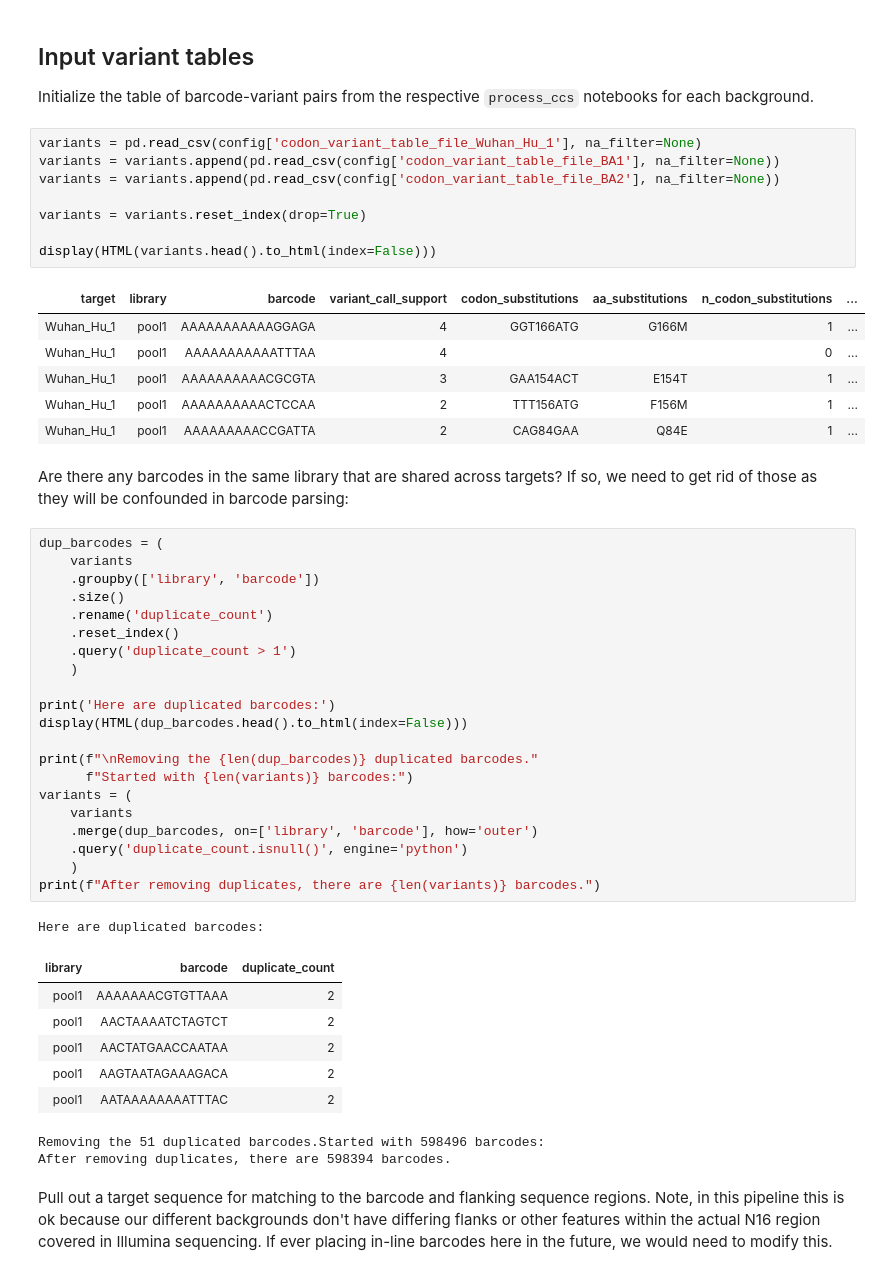
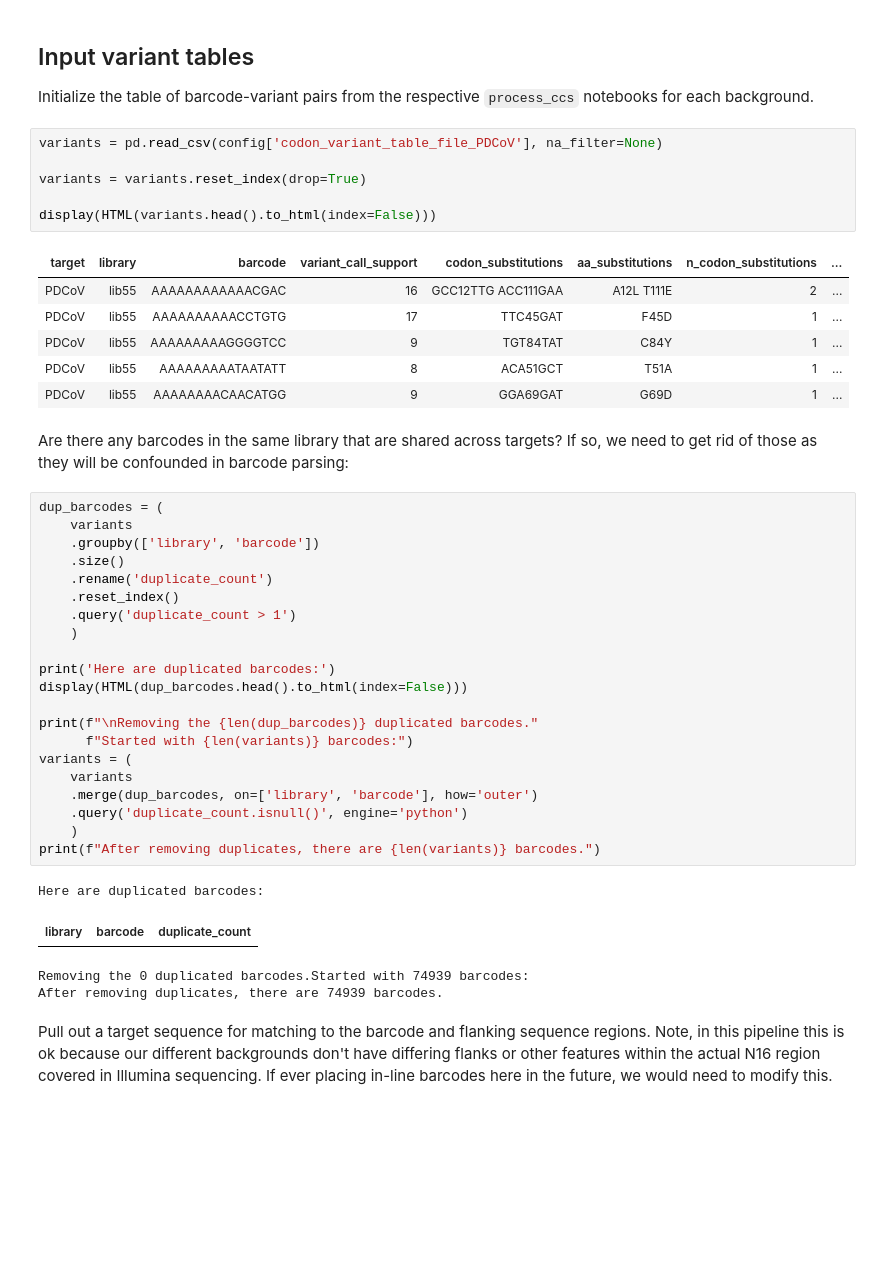
Before and after one commit to tstarrlab/PD-CoV-RBD_DMS, a Jupyter notebook: count_variants.ipynb, the cells around one changed output. Cells and saved outputs as stored; diff of their text form; blank space fills up the shorter version.

Commit message:
run through count barcode seq

```diff
--- a/count_variants.ipynb
+++ b/count_variants.ipynb
@@ -61,20 +61,18 @@ os.makedirs(config['figs_dir'], exist_ok=True)
 ## Input variant tables
 Initialize the table of barcode-variant pairs from the respective `process_ccs` notebooks for each background.
 # %%
-variants = pd.read_csv(config['codon_variant_table_file_Wuhan_Hu_1'], na_filter=None)
-variants = variants.append(pd.read_csv(config['codon_variant_table_file_BA1'], na_filter=None))
-variants = variants.append(pd.read_csv(config['codon_variant_table_file_BA2'], na_filter=None))
+variants = pd.read_csv(config['codon_variant_table_file_PDCoV'], na_filter=None)
 
 variants = variants.reset_index(drop=True)
 
 display(HTML(variants.head().to_html(index=False)))
 # %% [output]
 | target | library | barcode | variant_call_support | codon_substitutions | aa_substitutions | n_codon_substitutions | ... |
-| Wuhan_Hu_1 | pool1 | AAAAAAAAAAAGGAGA | 4 | GGT166ATG | G166M | 1 | ... |
-| Wuhan_Hu_1 | pool1 | AAAAAAAAAAATTTAA | 4 |  |  | 0 | ... |
-| Wuhan_Hu_1 | pool1 | AAAAAAAAAACGCGTA | 3 | GAA154ACT | E154T | 1 | ... |
-| Wuhan_Hu_1 | pool1 | AAAAAAAAAACTCCAA | 2 | TTT156ATG | F156M | 1 | ... |
-| Wuhan_Hu_1 | pool1 | AAAAAAAAACCGATTA | 2 | CAG84GAA | Q84E | 1 | ... |
+| PDCoV | lib55 | AAAAAAAAAAAACGAC | 16 | GCC12TTG ACC111GAA | A12L T111E | 2 | ... |
+| PDCoV | lib55 | AAAAAAAAAACCTGTG | 17 | TTC45GAT | F45D | 1 | ... |
+| PDCoV | lib55 | AAAAAAAAAGGGGTCC | 9 | TGT84TAT | C84Y | 1 | ... |
+| PDCoV | lib55 | AAAAAAAAATAATATT | 8 | ACA51GCT | T51A | 1 | ... |
+| PDCoV | lib55 | AAAAAAAACAACATGG | 9 | GGA69GAT | G69D | 1 | ... |
 # %% [markdown]
 Are there any barcodes in the same library that are shared across targets?
 If so, we need to get rid of those as they will be confounded in barcode parsing:
@@ -102,13 +100,8 @@ print(f"After removing duplicates, there are {len(variants)} barcodes.")
 # %% [output]
 Here are duplicated barcodes:
 | library | barcode | duplicate_count |
-| pool1 | AAAAAAACGTGTTAAA | 2 |
-| pool1 | AACTAAAATCTAGTCT | 2 |
-| pool1 | AACTATGAACCAATAA | 2 |
-| pool1 | AAGTAATAGAAAGACA | 2 |
-| pool1 | AATAAAAAAAATTTAC | 2 |
-Removing the 51 duplicated barcodes.Started with 598496 barcodes:
-After removing duplicates, there are 598394 barcodes.
+Removing the 0 duplicated barcodes.Started with 74939 barcodes:
+After removing duplicates, there are 74939 barcodes.
 # %% [markdown]
 Pull out a target sequence for matching to the barcode and flanking sequence regions. Note, in this pipeline this is ok because our different backgrounds don't have differing flanks or other features within the actual N16 region covered in Illumina sequencing. If ever placing in-line barcodes here in the future, we would need to modify this.
 # %%
```
Also changed, not shown: parts of 7 cells of this notebook, 15 other files.
